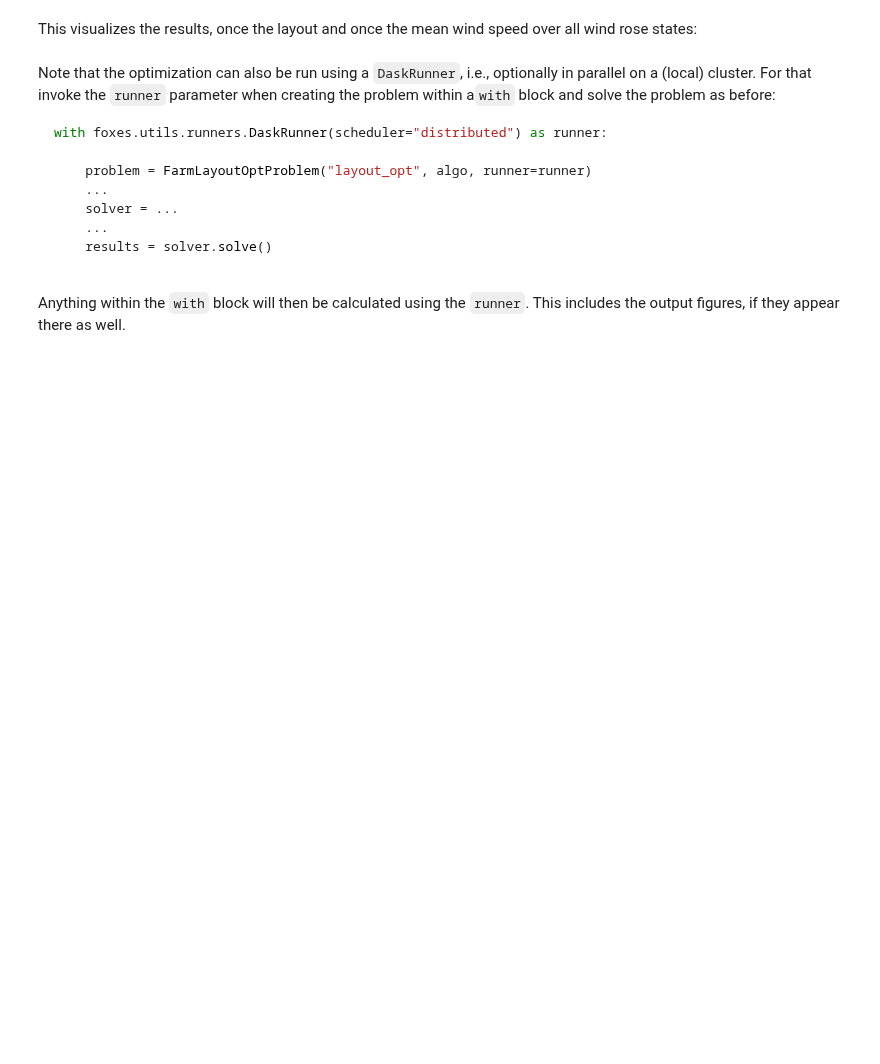
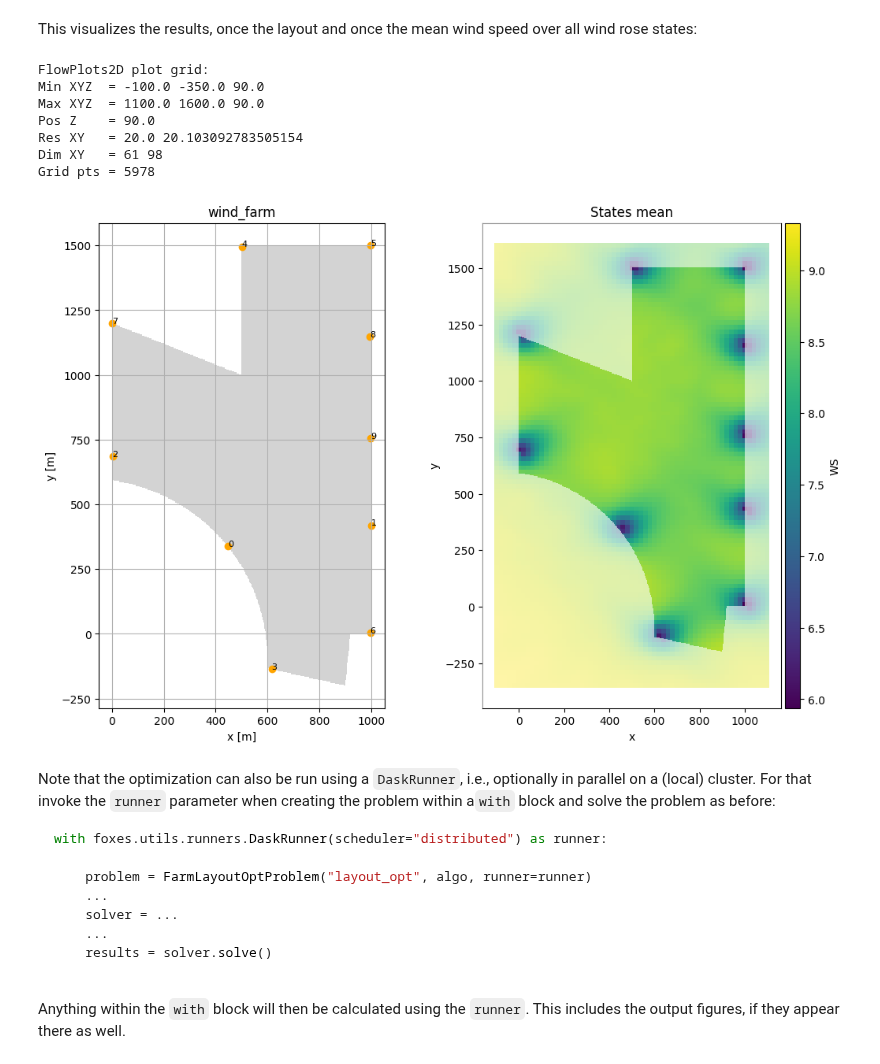
Before and after one commit to FraunhoferIWES/foxes, a Jupyter notebook: notebooks/layout_opt.ipynb, the cells around one changed output. Saved outputs shown, nothing was run; the diff lists cells and outputs as text; code cells hidden in the pictures; blank space fills up the shorter version.

```diff
--- a/notebooks/layout_opt.ipynb
+++ b/notebooks/layout_opt.ipynb
@@ -137,19 +207,28 @@ This visualizes the results, once the layout and once the mean wind speed over a
 # %%
 fig, axs = plt.subplots(1, 2, figsize=(12, 8))
 
 foxes.output.FarmLayoutOutput(farm).get_figure(fig=fig, ax=axs[0])
 
 o = foxes.output.FlowPlots2D(algo, results.problem_results)
 p_min = np.array([-100.0, -350.0])
 p_max = np.array([1100.0, 1600.0])
-fig = o.get_mean_fig_horizontal("WS", resolution=20, fig=fig, ax=axs[1],
+fig = o.get_mean_fig_xy("WS", resolution=20, fig=fig, ax=axs[1],
     xmin=p_min[0], xmax=p_max[0], ymin=p_min[1], ymax=p_max[1])
 dpars = dict(alpha=0.6, zorder=10, p_min=p_min, p_max=p_max)
 farm.boundary.add_to_figure(
     axs[1], fill_mode="outside_white", pars_distance=dpars
 )
 
 plt.show()
+# %% [output]
+FlowPlots2D plot grid:
+Min XYZ  = -100.0 -350.0 90.0
+Max XYZ  = 1100.0 1600.0 90.0
+Pos Z    = 90.0
+Res XY   = 20.0 20.103092783505154
+Dim XY   = 61 98
+Grid pts = 5978
+[figure, added]
 # %% [markdown]
 Note that the optimization can also be run using a `DaskRunner`, i.e., optionally in parallel on a (local) cluster. For that invoke the `runner` parameter when creating the problem within a`with` block and solve the problem as before:
 
```
Also changed, not shown: parts of 7 cells of this notebook, 17 other files.
